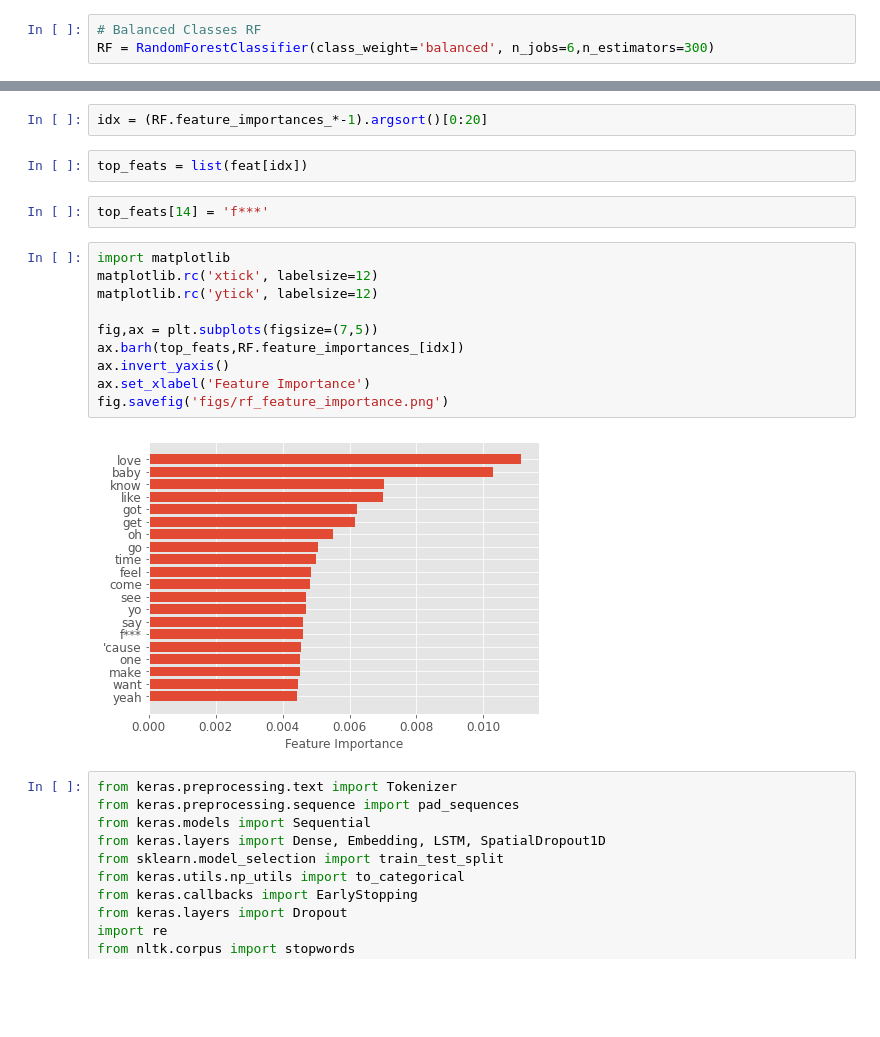
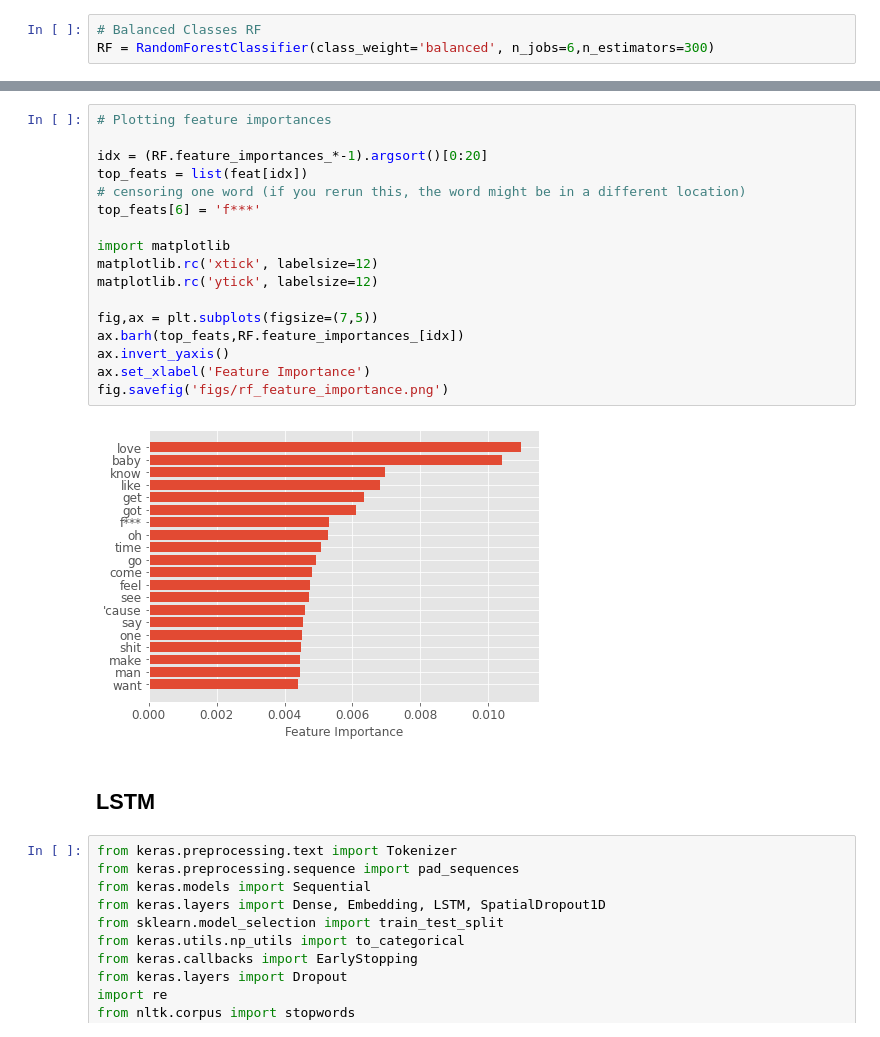
Before and after one commit to Nick-Henderson/genre-from-lyrics, a Jupyter notebook: Genre_from_lyrics_notebook.ipynb, the cells around one changed output, grey strips where cells are left out. Cells and saved outputs as stored; diff of their text form; blank space fills up the shorter version.

```diff
--- a/Genre_from_lyrics_notebook.ipynb
+++ b/Genre_from_lyrics_notebook.ipynb
@@ -585,21 +613,24 @@ weighted avg       0.55      0.54      0.43      9357
-# %%
-idx = (RF.feature_importances_*-1).argsort()[0:20]
-# %%
-top_feats = list(feat[idx])
-# %%
-top_feats[14] = 'f***'
 # %%
+# Plotting feature importances
+
+idx = (RF.feature_importances_*-1).argsort()[0:20]
+top_feats = list(feat[idx])
+# censoring one word (if you rerun this, the word might be in a different location)
+top_feats[6] = 'f***'
+
 import matplotlib
 matplotlib.rc('xtick', labelsize=12)
 matplotlib.rc('ytick', labelsize=12)
 
 fig,ax = plt.subplots(figsize=(7,5))
 ax.barh(top_feats,RF.feature_importances_[idx])
 ax.invert_yaxis()
 ax.set_xlabel('Feature Importance')
 fig.savefig('figs/rf_feature_importance.png')
 # %% [output]
-[figure, old version]
+[figure, new version]
+# %% [markdown]
+## LSTM
 # %%
 from keras.preprocessing.text import Tokenizer
 from keras.preprocessing.sequence import pad_sequences
```
Also changed, not shown: parts of 70 cells of this notebook, 9 other files.
